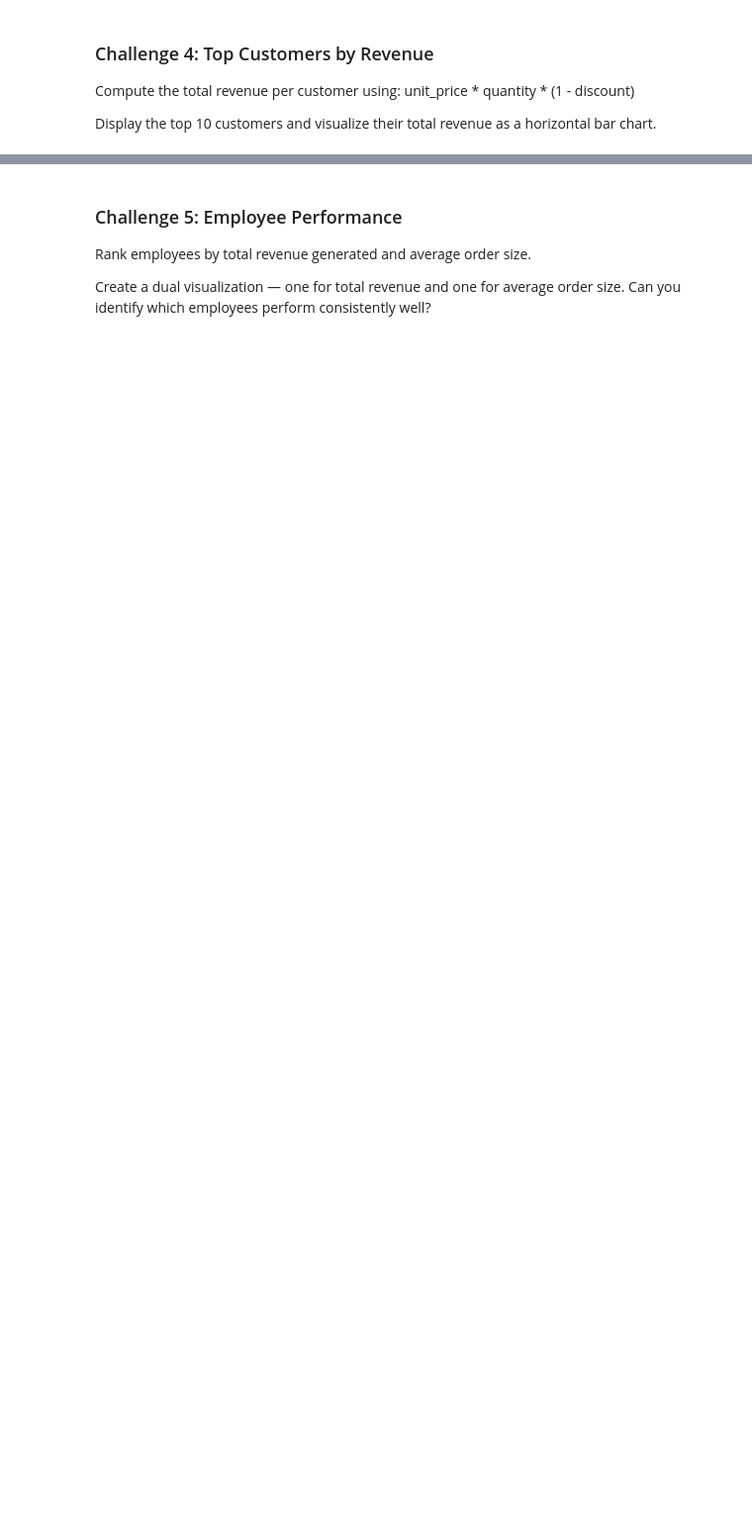
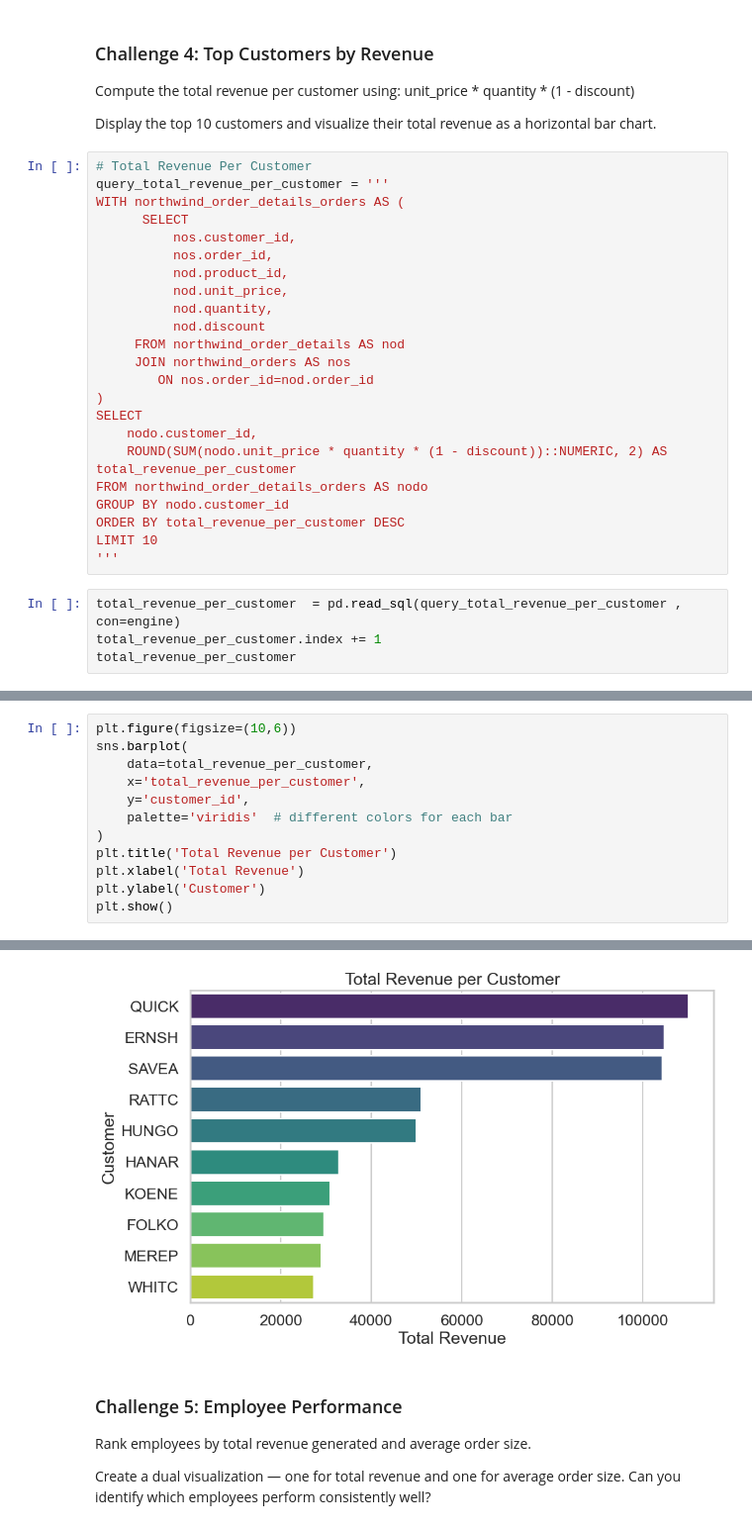
Before and after one commit to amandawang90-spec/neuefische-data-analysis-180825-analytics_engineering_module_and_projects, a Jupyter notebook: 02_sql_with_python/exercise/02_sql_with_python_exercise.ipynb, the cells around one changed output, grey strips where cells are left out. Shown at 99% size. Cells and saved outputs as stored; diff of their text form; blank space fills up the shorter version.

```diff
--- a/02_sql_with_python/exercise/02_sql_with_python_exercise.ipynb
+++ b/02_sql_with_python/exercise/02_sql_with_python_exercise.ipynb
@@ -32,3 +237,30 @@ Compute the total revenue per customer using:
 unit_price * quantity * (1 - discount)
 
 Display the top 10 customers and visualize their total revenue as a horizontal bar chart.
+# %%
+# Total Revenue Per Customer
+query_total_revenue_per_customer = '''
+WITH northwind_order_details_orders AS (
+      SELECT
+          nos.customer_id,
+          nos.order_id,
+          nod.product_id,
+          nod.unit_price,
+          nod.quantity,
+          nod.discount
+     FROM northwind_order_details AS nod
+     JOIN northwind_orders AS nos
+        ON nos.order_id=nod.order_id
+)
+SELECT
+    nodo.customer_id,
+    ROUND(SUM(nodo.unit_price * quantity * (1 - discount))::NUMERIC, 2) AS total_revenue_per_customer
+FROM northwind_order_details_orders AS nodo
+GROUP BY nodo.customer_id
+ORDER BY total_revenue_per_customer DESC
+LIMIT 10
+'''
+# %%
+total_revenue_per_customer  = pd.read_sql(query_total_revenue_per_customer , con=engine)
+total_revenue_per_customer.index += 1
+total_revenue_per_customer
@@ -34,0 +279,13 @@ Display the top 10 customers and visualize their total revenue as a horizontal b
+# %%
+plt.figure(figsize=(10,6))
+sns.barplot(
+    data=total_revenue_per_customer,
+    x='total_revenue_per_customer',
+    y='customer_id',
+    palette='viridis'  # different colors for each bar
+)
+plt.title('Total Revenue per Customer')
+plt.xlabel('Total Revenue')
+plt.ylabel('Customer')
+plt.show()
+# %% [output]
@@ -35,3 +295,4 @@ Display the top 10 customers and visualize their total revenue as a horizontal b
+[figure, added]
 # %% [markdown]
 ### Challenge 5: Employee Performance
 
```
Also changed, not shown: parts of 46 cells of this notebook, 5 other files.
